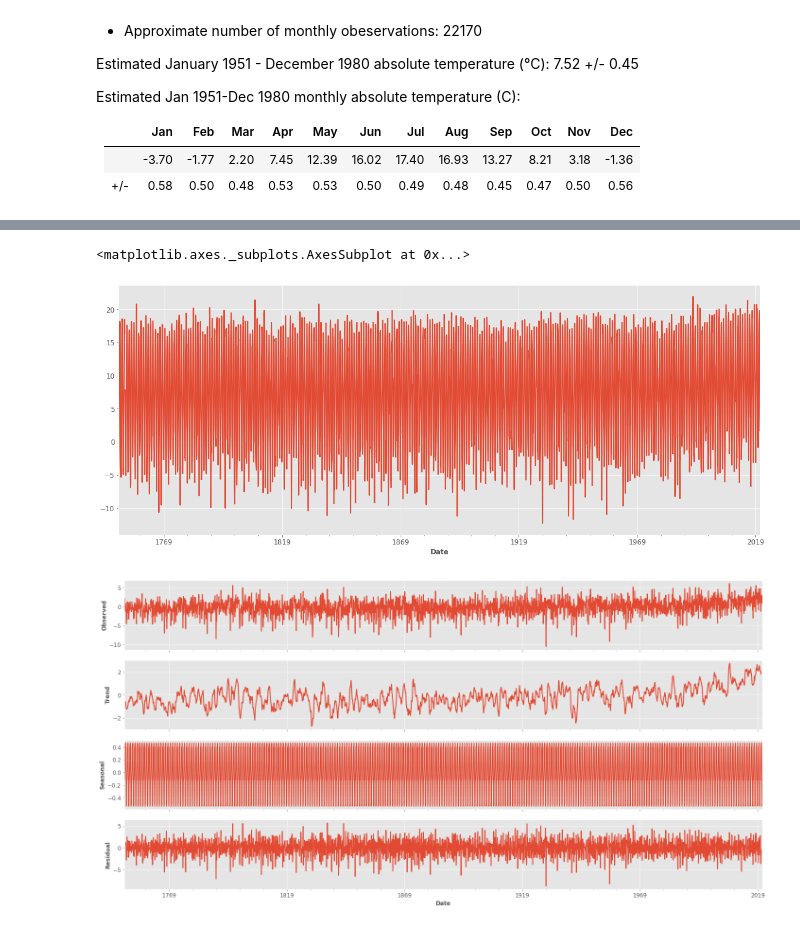
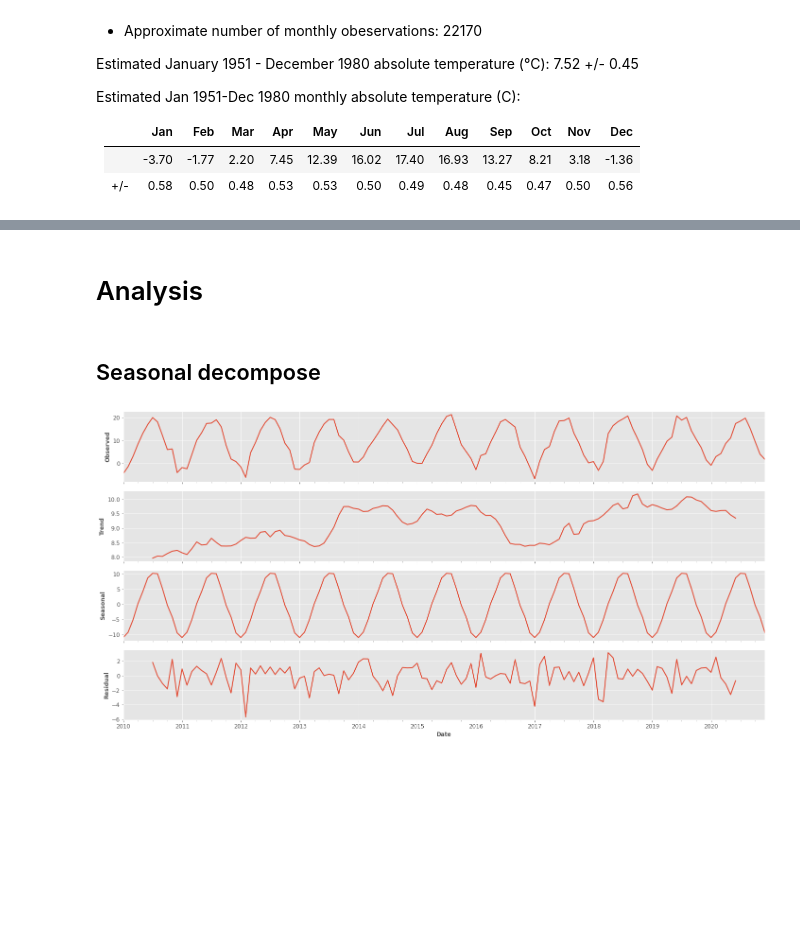
Before and after one commit to reibek/progn-semestral-work, a Jupyter notebook: Progonstics_Semestral_work_NEW.ipynb, the cells around one changed output, grey strips where cells are left out. Drawn from its saved outputs; the diff is of its cells as text; code cells hidden in the pictures; blank space fills up the shorter version.

```diff
--- a/Progonstics_Semestral_work_NEW.ipynb
+++ b/Progonstics_Semestral_work_NEW.ipynb
@@ -146,0 +153,2 @@ dtype: int64
+# %%
+df.fillna(method='bfill', inplace=True)
@@ -147,5 +157,5 @@ dtype: int64
 # %%
 df['MonthlyAverage'] = 0.0
 
-for i in range(0, df.Month.size):
+for i in range(0, df.MonthlyAnomaly.size):
     df.MonthlyAverage[i] = df.MonthlyAnomaly[i] + monthly_abs_temperature[i % 12]
@@ -186,0 +180,3 @@ Freq: MS, Name: MonthlyAnomaly, dtype: float64
+# %%
+def get_timeseries(timeseries, year_from, year_to):
+    return timeseries[datetime.datetime(year_from, 1, 1):datetime.datetime(year_to, 12, 31)]
@@ -186,0 +202,14 @@ Freq: MS, Name: MonthlyAnomaly, dtype: float64
+# %%
+df_2010 = get_timeseries(df, 2010, 2020)
+
+plt.figure(figsize=(20,10))
+
+plt.subplot(2,1,1)
+plt.title('Monthly Anomaly',fontsize=15)
+df_2010.MonthlyAnomaly.plot()
+
+plt.subplot(2,1,2)
+plt.title('Monthly Average',fontsize=15)
+df_2010.MonthlyAverage.plot()
+
+plt.tight_layout()
@@ -187,11 +218,9 @@ Freq: MS, Name: MonthlyAnomaly, dtype: float64
+# %% [markdown]
+# Analysis
+# %% [markdown]
+## Seasonal decompose
 # %%
-plt.rcParams['figure.figsize'] = [20, 8]
-df.MonthlyAverage.plot()
+plt.rcParams['figure.figsize'] = [20, 10]
+seasonal_decompose(df_2010.MonthlyAverage).plot();
 # %% [output]
-<matplotlib.axes._subplots.AxesSubplot at 0x...>
-[figure, old version]
+[figure, new version]
-# %%
-plt.rcParams['figure.figsize'] = [20, 10]
-seasonal_decompose(df_anom).plot();
-# %% [output]
-[figure, removed]
```
Also changed, not shown: parts of 43 cells of this notebook.
